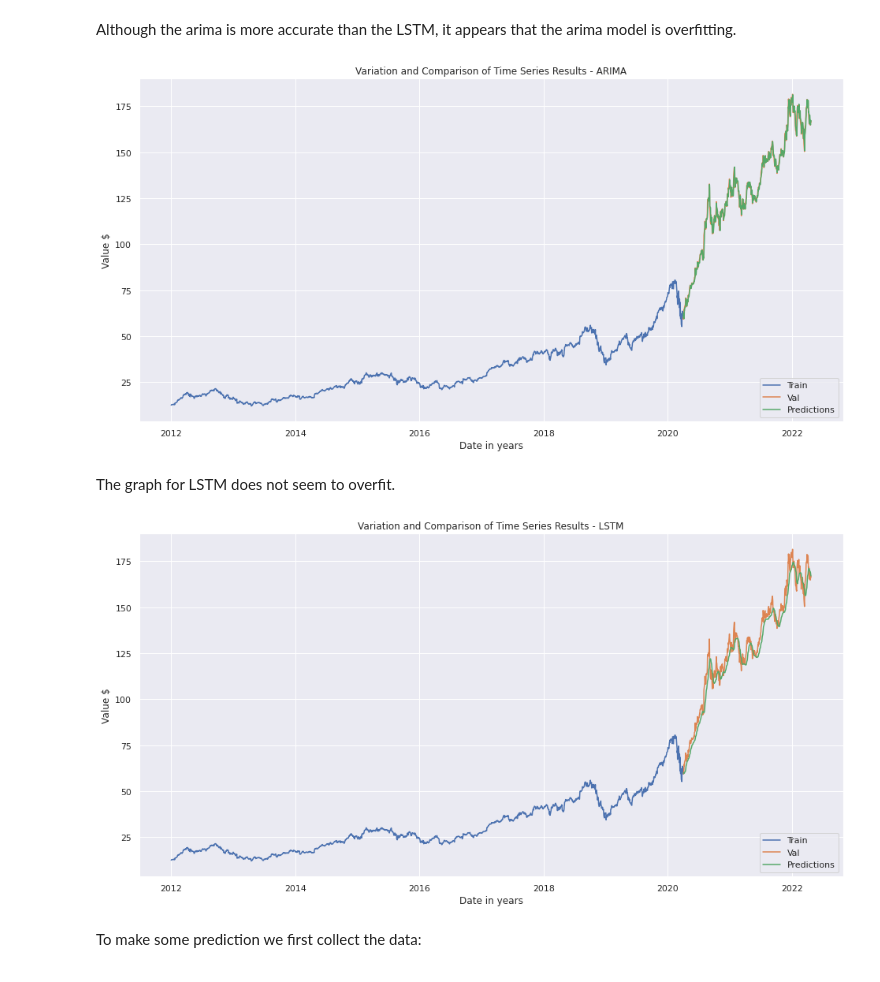
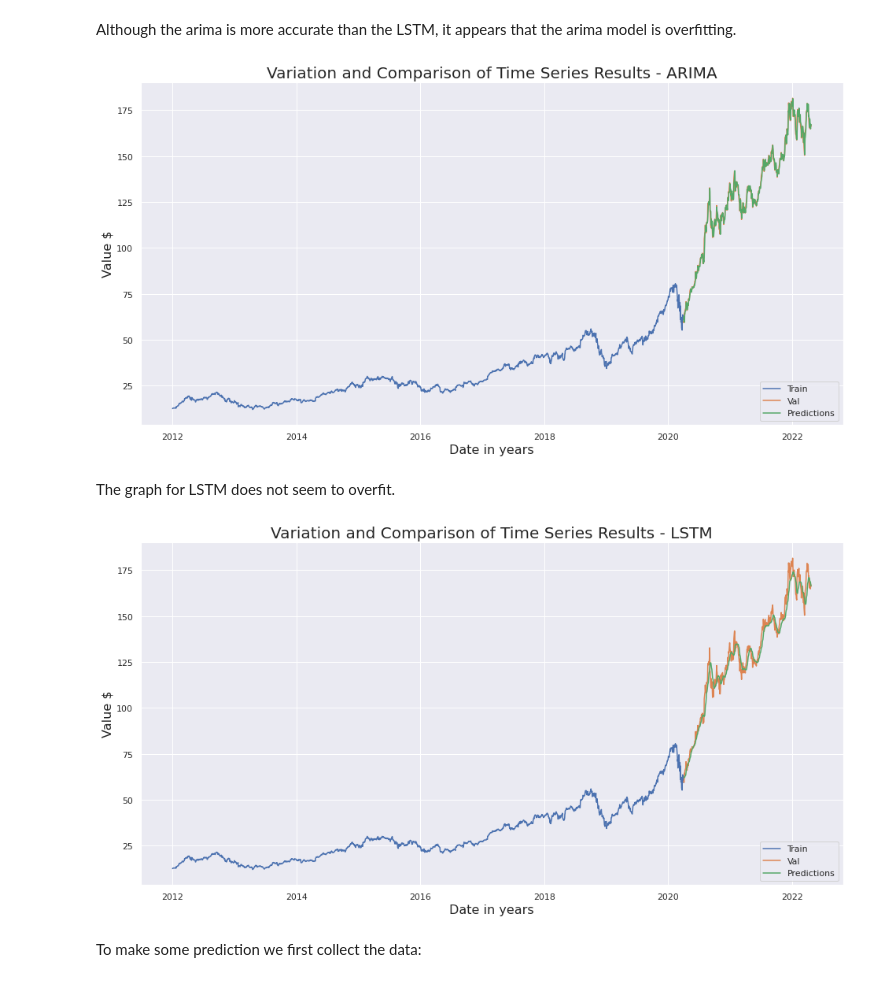
Before and after one commit to M-MSilva/Forecasting-and-analyzing-the-Financial-Market, a Jupyter notebook: jupyter notebook/Forecasting_and_analyzing_the_Financial_Market.ipynb, the cells around one changed output. Saved outputs shown, nothing was run; the diff lists cells and outputs as text; code cells hidden in the pictures.

```diff
--- a/jupyter notebook/Forecasting_and_analyzing_the_Financial_Market.ipynb
+++ b/jupyter notebook/Forecasting_and_analyzing_the_Financial_Market.ipynb
@@ -147,9 +147,9 @@ fig=plt.figure(figsize=(18,14))
 for i, x, in enumerate(DataList):
   ax=fig.add_subplot(3,3,i+1)
   DatasetAux[x].hist(bins=50,ax=ax,color=cmap(i))
-  ax.set_xlabel('Price ($)')
-  ax.set_ylabel('Frequency Density')
-  ax.set_title(x)
+  ax.set_xlabel('Price ($)',fontsize=13)
+  ax.set_ylabel('Frequency Density',fontsize=13)
+  ax.set_title(x,fontsize=16)
 fig.tight_layout()
 plt.show()
 # %% [output]
@@ -866,18 +864,18 @@ Although the arima is more accurate than the LSTM, it appears that the arima mod
 # %%
 train = Stooq[:train_size].copy()
 test = Stooq[train_size:].copy()
 test['Predictions'] = finalPrediction
 
 plt.figure(figsize=(16,8))
 plt.plot(train['Close'])
 plt.plot(test[['Close','Predictions']])
-plt.title('Variation and Comparison of Time Series Results - ARIMA')
-plt.xlabel('Date in years')
-plt.ylabel('Value $')
+plt.title('Variation and Comparison of Time Series Results - ARIMA',fontsize=20)
+plt.xlabel('Date in years',fontsize=16)
+plt.ylabel('Value $',fontsize=16)
 plt.legend(['Train','Val','Predictions'],loc='lower right')
 plt.show()
 # %% [output]
-[figure, old version]
+[figure, new version]
 # %% [markdown]
 The graph for LSTM does not seem to overfit.
 # %%
@@ -889,13 +887,13 @@ test['Predictions'] = predictions
 plt.figure(figsize=(16,8))
 plt.plot(train['Close'])
 plt.plot(test[['Close','Predictions']])
-plt.title('Variation and Comparison of Time Series Results - LSTM')
-plt.xlabel('Date in years')
-plt.ylabel('Value $')
+plt.title('Variation and Comparison of Time Series Results - LSTM',fontsize=20)
+plt.xlabel('Date in years',fontsize=16)
+plt.ylabel('Value $',fontsize=16)
 plt.legend(['Train','Val','Predictions'],loc='lower right')
 plt.show()
 # %% [output]
-[figure, old version]
+[figure, new version]
 # %% [markdown]
 To make some prediction we first collect the data:
 # %%
```
Also changed, not shown: parts of 19 cells of this notebook.
